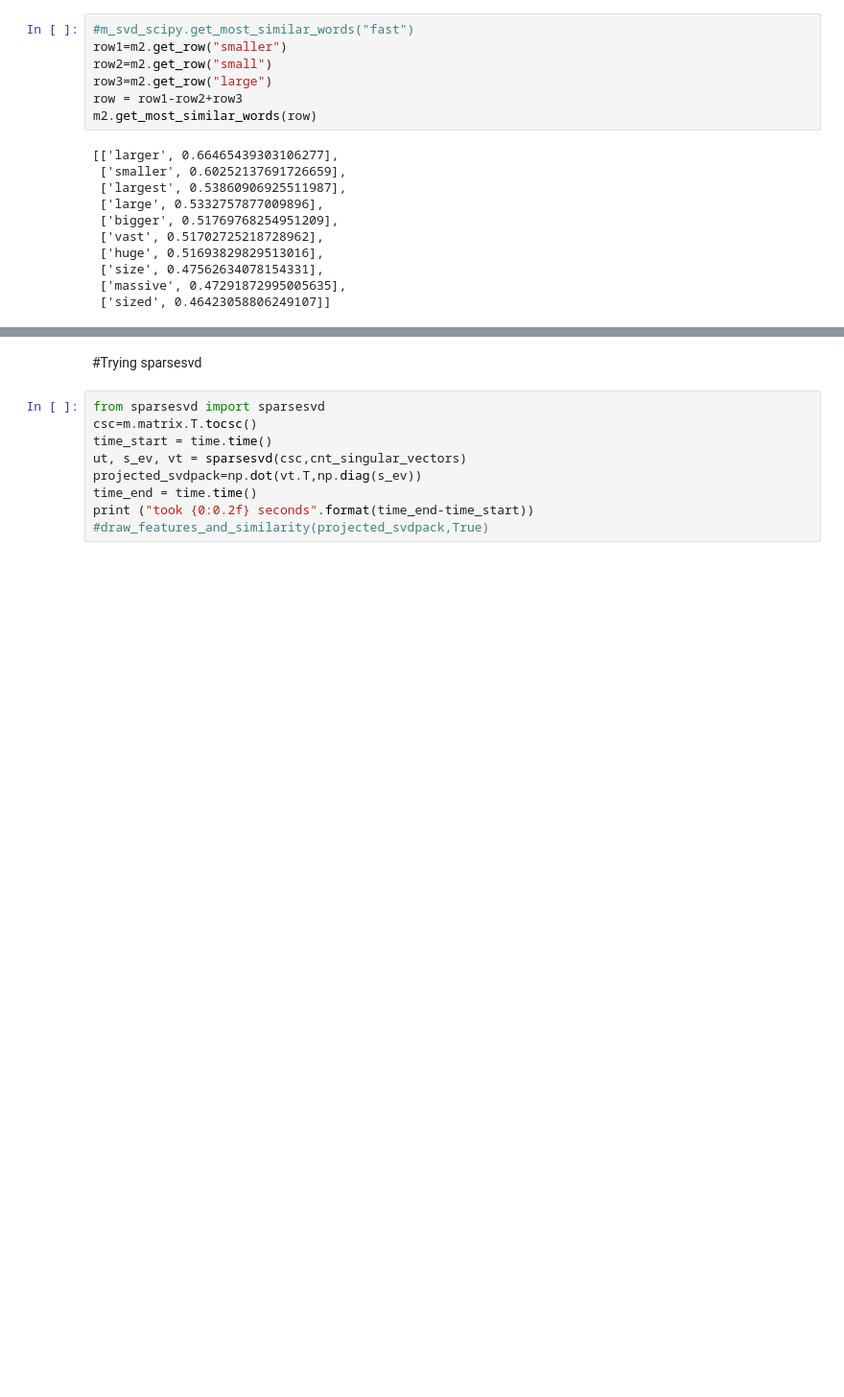
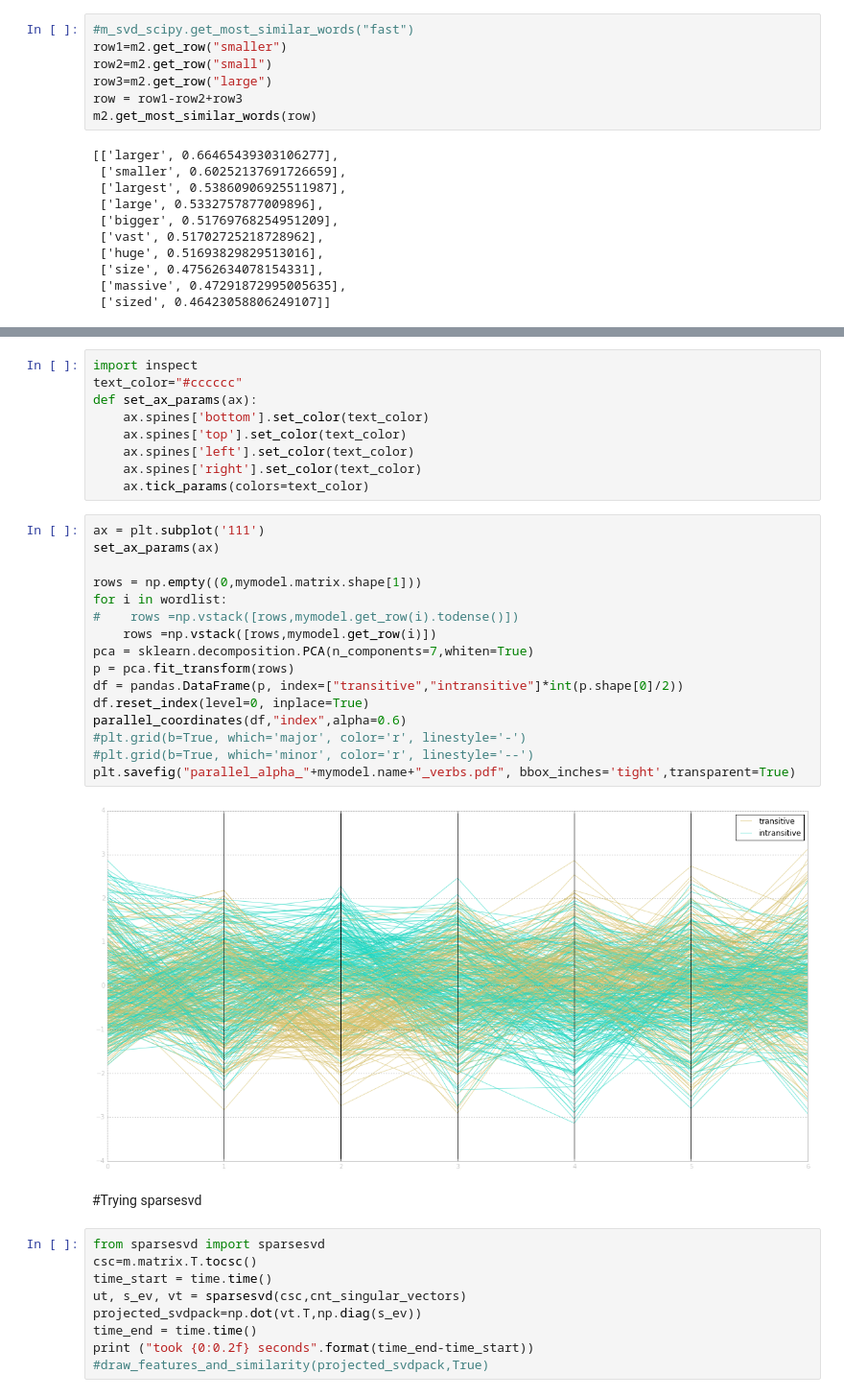
Before and after one commit to undertherain/vsmlib, a Jupyter notebook: python/matrices.ipynb, the cells around one changed output, grey strips where cells are left out. Shown at 96% size. Saved outputs shown, nothing was run; the diff lists cells and outputs as text; blank space fills up the shorter version.

```diff
--- a/python/matrices.ipynb
+++ b/python/matrices.ipynb
@@ -314,3 +294,30 @@ plt.savefig(mymodel.name+"_imperfect.pdf", bbox_inches='tight')
+# %%
+import inspect
+text_color="#cccccc"
+def set_ax_params(ax):
+    ax.spines['bottom'].set_color(text_color)
+    ax.spines['top'].set_color(text_color)
+    ax.spines['left'].set_color(text_color)
+    ax.spines['right'].set_color(text_color)
+    ax.tick_params(colors=text_color)
+# %%
+ax = plt.subplot('111')
+set_ax_params(ax)
+
+rows = np.empty((0,mymodel.matrix.shape[1]))
+for i in wordlist:
+#    rows =np.vstack([rows,mymodel.get_row(i).todense()])
+    rows =np.vstack([rows,mymodel.get_row(i)])
+pca = sklearn.decomposition.PCA(n_components=7,whiten=True)
+p = pca.fit_transform(rows)
+df = pandas.DataFrame(p, index=["transitive","intransitive"]*int(p.shape[0]/2))
+df.reset_index(level=0, inplace=True)
+parallel_coordinates(df,"index",alpha=0.6)
+#plt.grid(b=True, which='major', color='r', linestyle='-')
+#plt.grid(b=True, which='minor', color='r', linestyle='--')
+plt.savefig("parallel_alpha_"+mymodel.name+"_verbs.pdf", bbox_inches='tight',transparent=True)
+# %% [output]
+[figure, added]
 # %% [markdown]
 #Trying sparsesvd
 # %%
```
Also changed, not shown: parts of 10 cells of this notebook, 1 other file.
